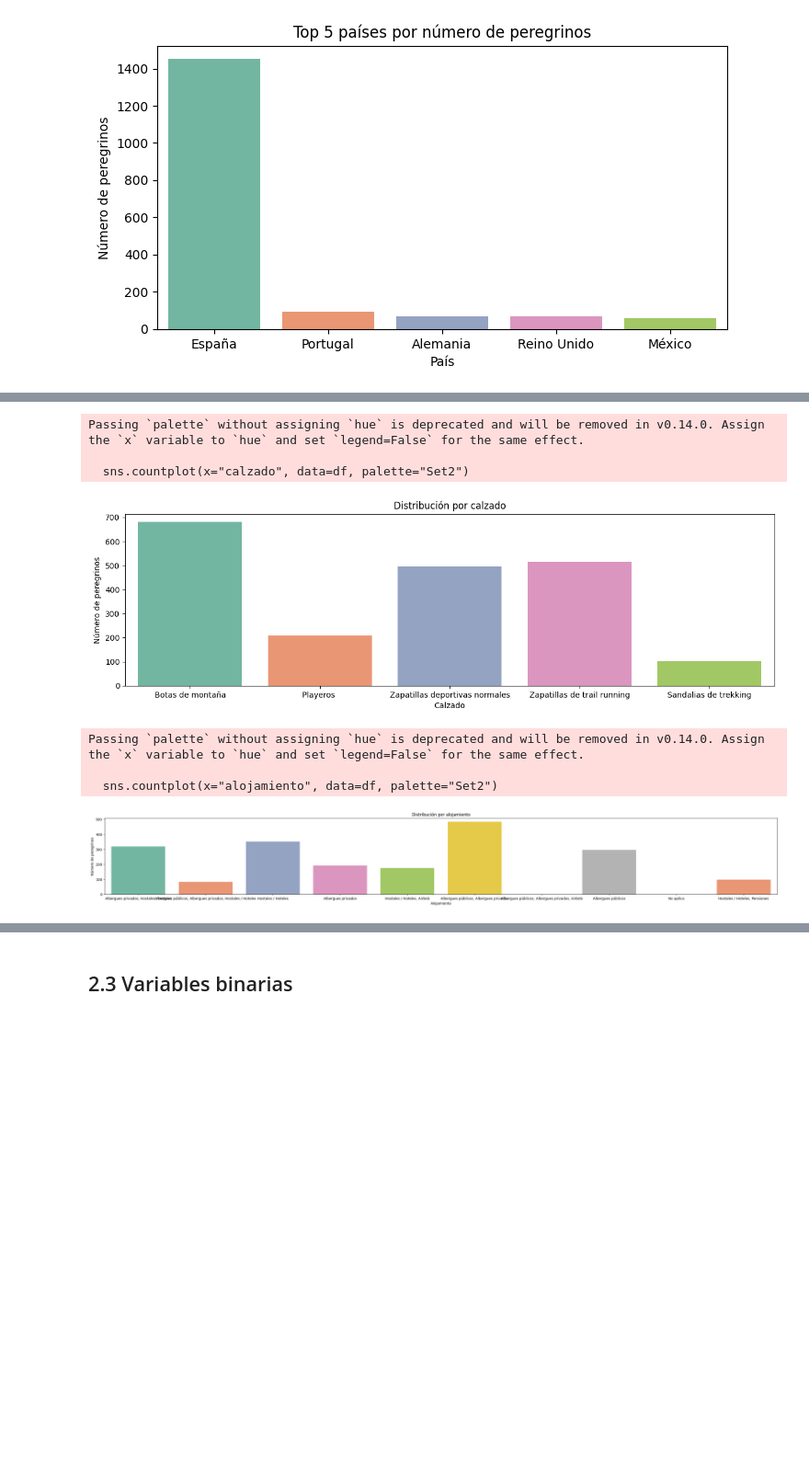
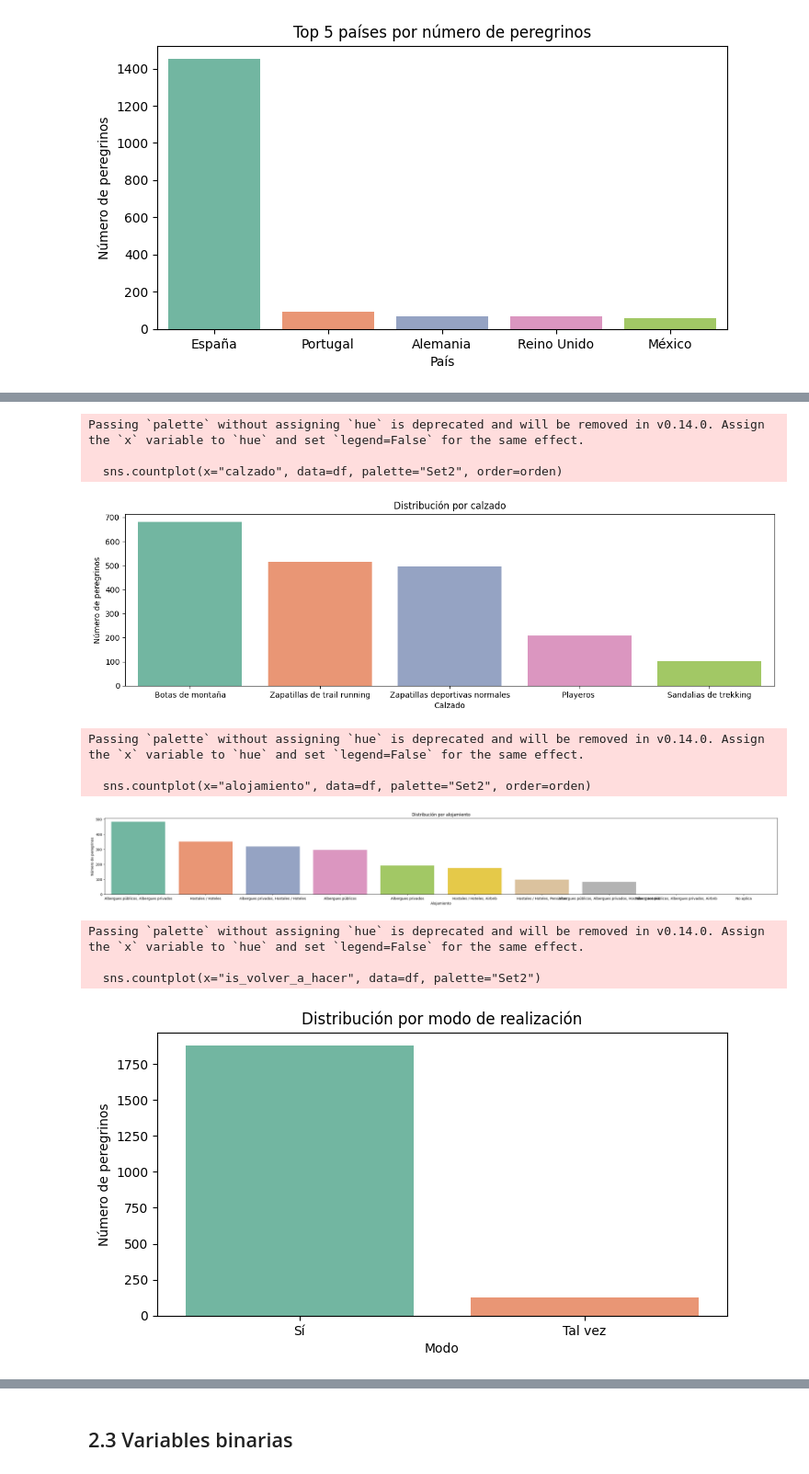
Before and after one commit to Valeriavinasl/ucm-tfm, a Jupyter notebook: notebooks/EDA.ipynb, the cells around one changed output, grey strips where cells are left out. Shown at 92% size. Cells and saved outputs as stored; diff of their text form; code cells hidden in the pictures; blank space fills up the shorter version.

Commit message:
Relación entre variables + divisiones de secciones

```diff
--- a/notebooks/EDA.ipynb
+++ b/notebooks/EDA.ipynb
@@ -181,7 +175,8 @@ Passing `palette` without assigning `hue` is deprecated and will be removed in v
 [figure]
 # %%
 plt.figure(figsize=(15,4))
-sns.countplot(x="calzado", data=df, palette="Set2")
+orden = df["calzado"].value_counts().index
+sns.countplot(x="calzado", data=df, palette="Set2", order=orden)
 plt.title("Distribución por calzado")
 plt.xlabel("Calzado")
 plt.ylabel("Número de peregrinos")
@@ -189,11 +184,12 @@ plt.show()
 # %% [output]
 Passing `palette` without assigning `hue` is deprecated and will be removed in v0.14.0. Assign the `x` variable to `hue` and set `legend=False` for the same effect.
 
-  sns.countplot(x="calzado", data=df, palette="Set2")
+  sns.countplot(x="calzado", data=df, palette="Set2", order=orden)
-[figure, old version]
+[figure, new version]
 # %%
 plt.figure(figsize=(35,4))
-sns.countplot(x="alojamiento", data=df, palette="Set2")
+orden = df["alojamiento"].value_counts().index
+sns.countplot(x="alojamiento", data=df, palette="Set2", order=orden)
 plt.title("Distribución por alojamiento")
 plt.xlabel("Alojamiento")
 plt.ylabel("Número de peregrinos")
@@ -201,5 +197,18 @@ plt.show()
 # %% [output]
 Passing `palette` without assigning `hue` is deprecated and will be removed in v0.14.0. Assign the `x` variable to `hue` and set `legend=False` for the same effect.
 
-  sns.countplot(x="alojamiento", data=df, palette="Set2")
+  sns.countplot(x="alojamiento", data=df, palette="Set2", order=orden)
-[figure, old version]
+[figure, new version]
+# %%
+plt.figure(figsize=(8,4))
+orden = df["is_volver_a_hacer"].value_counts().index
+sns.countplot(x="is_volver_a_hacer", data=df, palette="Set2", order=orden)
+plt.title("Distribución por modo de realización")
+plt.xlabel("Modo")
+plt.ylabel("Número de peregrinos")
+plt.show()
+# %% [output]
+Passing `palette` without assigning `hue` is deprecated and will be removed in v0.14.0. Assign the `x` variable to `hue` and set `legend=False` for the same effect.
+
+  sns.countplot(x="is_volver_a_hacer", data=df, palette="Set2")
+[figure, added]
```
Also changed, not shown: parts of 49 cells of this notebook.
